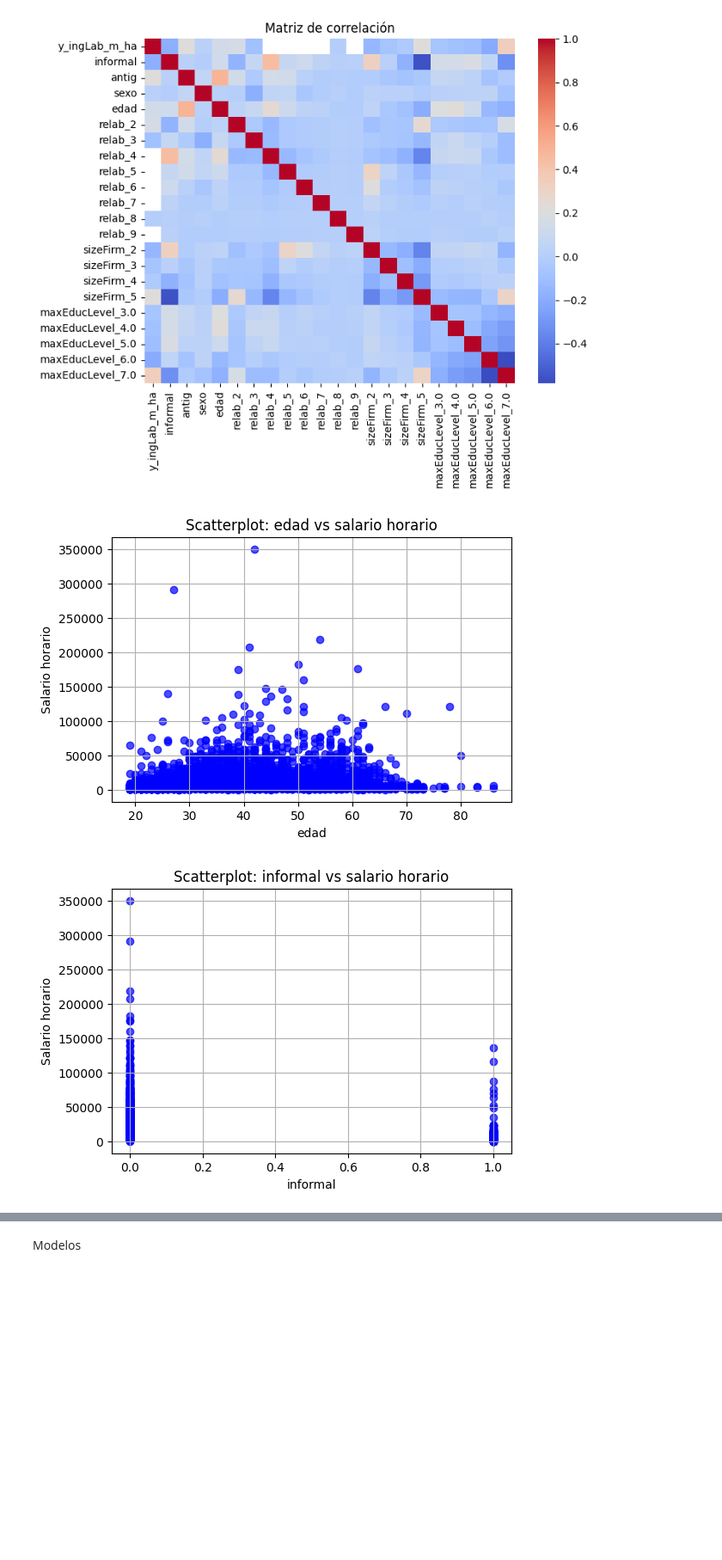
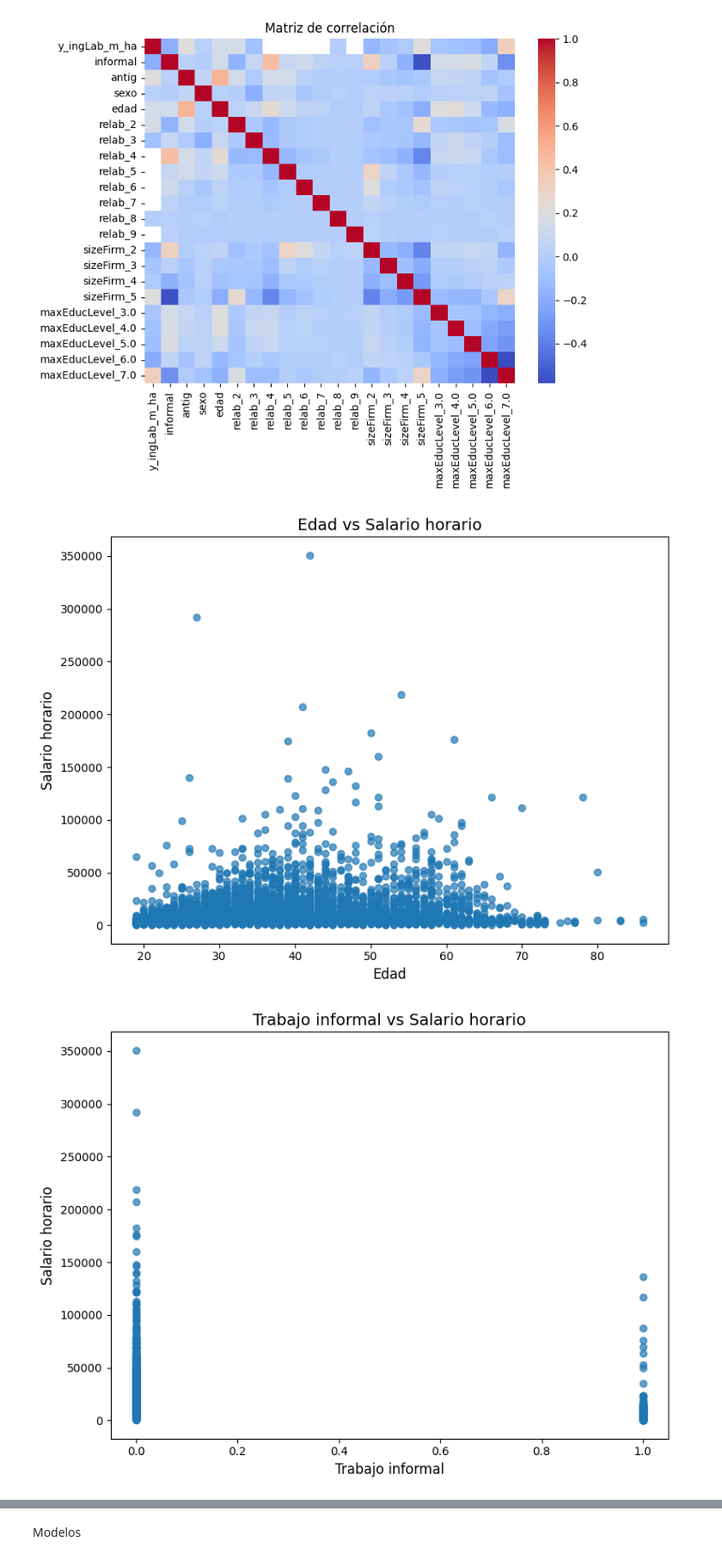
Before and after one commit to milagrosonofri/Problem_Set_1, a Jupyter notebook: PS1.ipynb, the cells around one changed output, grey strips where cells are left out. Shown at 86% size. Saved outputs shown, nothing was run; the diff lists cells and outputs as text; code cells hidden in the pictures; blank space fills up the shorter version.

```diff
--- a/PS1.ipynb
+++ b/PS1.ipynb
@@ -272,18 +272,34 @@ df_limpio = df_limpio.dropna()
 # %%
 # Defino las variables independientes y la dependiente
 variables_independientes = ["edad", "informal", "relab", "antig", "sexo", "sizeFirm","maxEducLevel"]
 
 variable_dependiente = "y_ingLab_m_ha"
 
-# Creo scatterplots entre hour_wage y cada variable independiente
+import matplotlib.pyplot as plt
+
+# Diccionario para renombrar variables con nombres más descriptivos
+etiquetas = {
+    "edad": "Edad",
+    "informal": "Trabajo informal",
+    "relab": "Relación laboral",
+    "antig": "Antigüedad",
+    "sexo": "Sexo",
+    "sizeFirm": "Tamaño de la firma",
+    "maxEducLevel": "Máximo nivel educativo",
+    "y_ingLab_m_ha": "Salario horario"
+}
+
+# Creo scatterplots entre la variable dependiente y cada variable independiente
 for var in variables_independientes:
-    plt.figure(figsize=(6, 4))
-    plt.scatter(df_limpio[var], df_limpio[variable_dependiente], alpha=0.7, color='b')
-    plt.title(f"Scatterplot: {var} vs salario horario")
-    plt.xlabel(var)
-    plt.ylabel("Salario horario")
-    plt.grid(True)
+    plt.figure(figsize=(8, 6))  # Tamaño de la figura
+    plt.scatter(df_limpio[var], df_limpio[variable_dependiente], alpha=0.7)
+    plt.title(f"{etiquetas.get(var, var)} vs {etiquetas[variable_dependiente]}", fontsize=14)
+    plt.xlabel(etiquetas.get(var, var), fontsize=12)
+    plt.ylabel(etiquetas[variable_dependiente], fontsize=12)
+    plt.xticks(fontsize=10)
+    plt.yticks(fontsize=10)
+    plt.tight_layout()  # Ajusta el diseño para evitar solapamientos
     plt.show()
 # %% [output]
-[figure, old version]
+[figure, new version]
-[figure, old version]
+[figure, new version]
```
Also changed, not shown: parts of 1 cell of this notebook.
